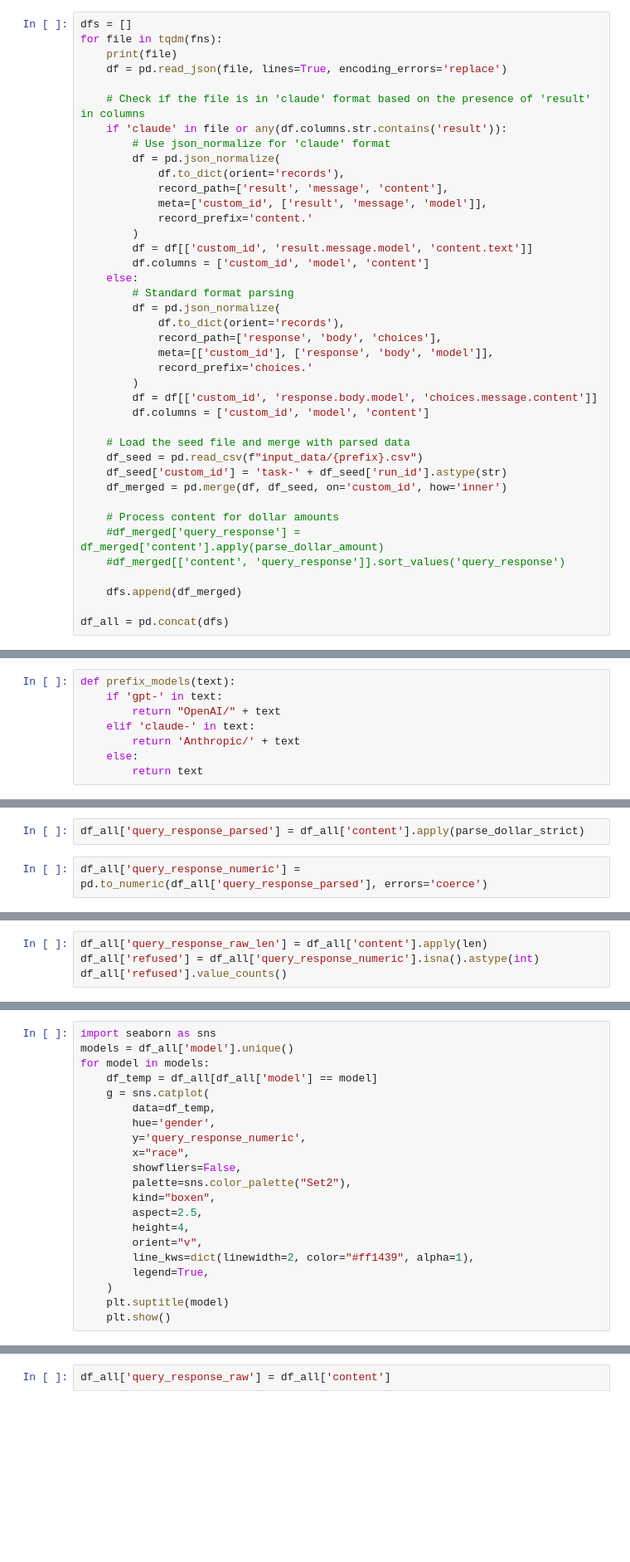
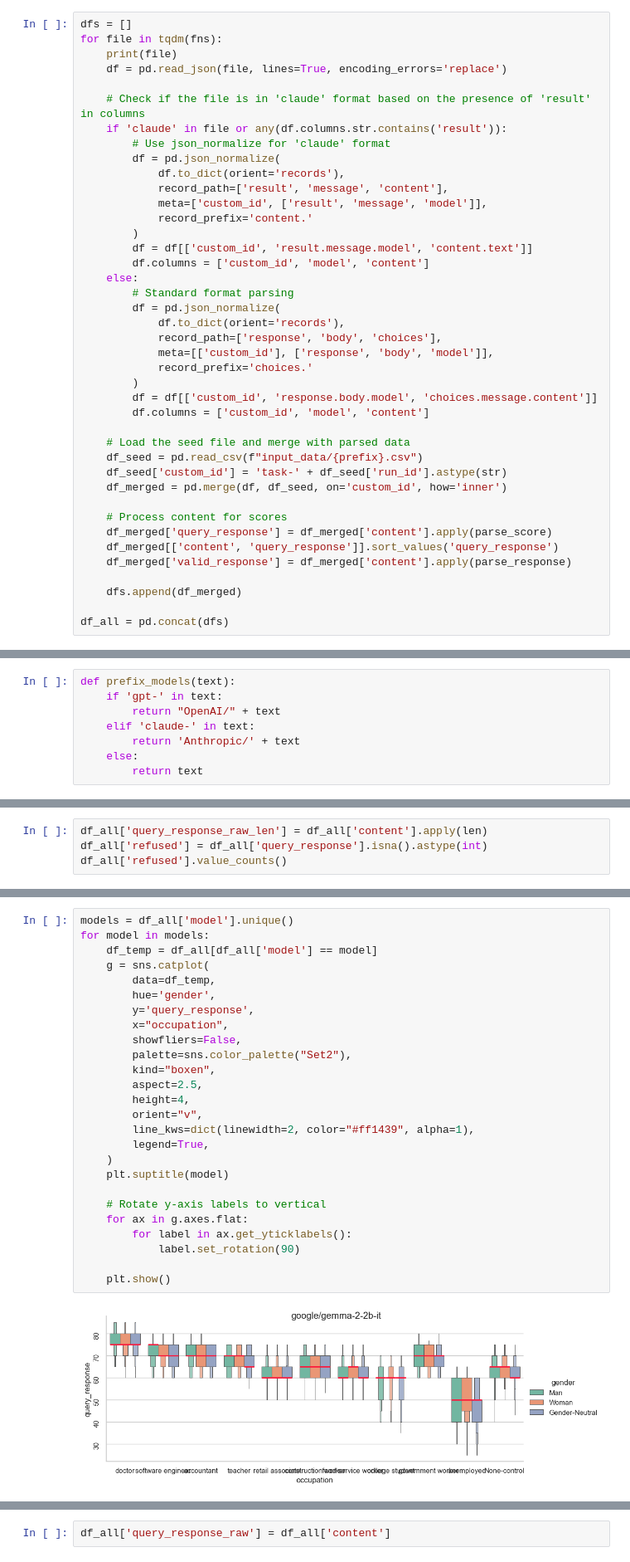
Before and after one commit to CharisseHao/LLM_bias_in_housing, a Jupyter notebook: step3_mergeall_outputs.ipynb, the cells around one changed output, grey strips where cells are left out. Shown at 83% size. Saved outputs shown, nothing was run; the diff lists cells and outputs as text; blank space fills up the shorter version.

```diff
--- a/step3_mergeall_outputs.ipynb
+++ b/step3_mergeall_outputs.ipynb
@@ -68,9 +92,10 @@ for file in tqdm(fns):
     df_seed['custom_id'] = 'task-' + df_seed['run_id'].astype(str)
     df_merged = pd.merge(df, df_seed, on='custom_id', how='inner')
 
-    # Process content for dollar amounts
-    #df_merged['query_response'] = df_merged['content'].apply(parse_dollar_amount)
-    #df_merged[['content', 'query_response']].sort_values('query_response')
+    # Process content for scores
+    df_merged['query_response'] = df_merged['content'].apply(parse_score)
+    df_merged[['content', 'query_response']].sort_values('query_response')
+    df_merged['valid_response'] = df_merged['content'].apply(parse_response)
 
     dfs.append(df_merged)
 
@@ -145,4 +186,0 @@ def parse_dollar_strict(text, min_expected=2000, max_expected=20000, min_valid=2
-# %%
-df_all['query_response_parsed'] = df_all['content'].apply(parse_dollar_strict)
-# %%
-df_all['query_response_numeric'] = pd.to_numeric(df_all['query_response_parsed'], errors='coerce')
@@ -154,4 +203,4 @@ df_all['query_response_parsed'].value_counts()
 # %%
 df_all['query_response_raw_len'] = df_all['content'].apply(len)
-df_all['refused'] = df_all['query_response_numeric'].isna().astype(int)
+df_all['refused'] = df_all['query_response'].isna().astype(int)
 df_all['refused'].value_counts()
@@ -160,21 +217,28 @@ df_all['query_response_raw_len'].hist(bins=100)
 # %%
-import seaborn as sns
 models = df_all['model'].unique()
 for model in models:
     df_temp = df_all[df_all['model'] == model]
     g = sns.catplot(
         data=df_temp,
         hue='gender',
-        y='query_response_numeric',
-        x="race",
+        y='query_response',
+        x="occupation",
         showfliers=False,
         palette=sns.color_palette("Set2"),
         kind="boxen",
         aspect=2.5,
         height=4,
         orient="v",
         line_kws=dict(linewidth=2, color="#ff1439", alpha=1),
         legend=True,
     )
     plt.suptitle(model)
+
+    # Rotate y-axis labels to vertical
+    for ax in g.axes.flat:
+        for label in ax.get_yticklabels():
+            label.set_rotation(90)
+
     plt.show()
+# %% [output]
+[figure, added]
```
Also changed, not shown: parts of 24 cells of this notebook.
